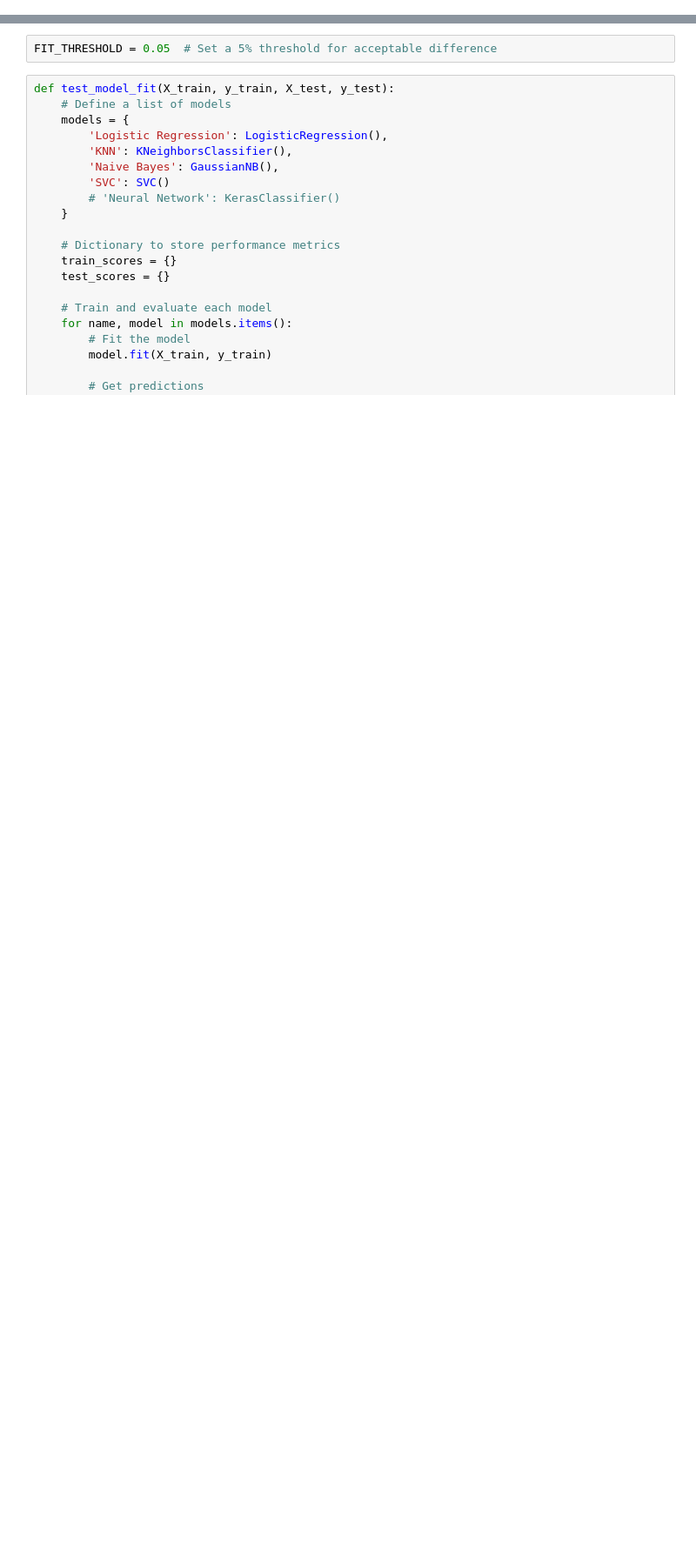
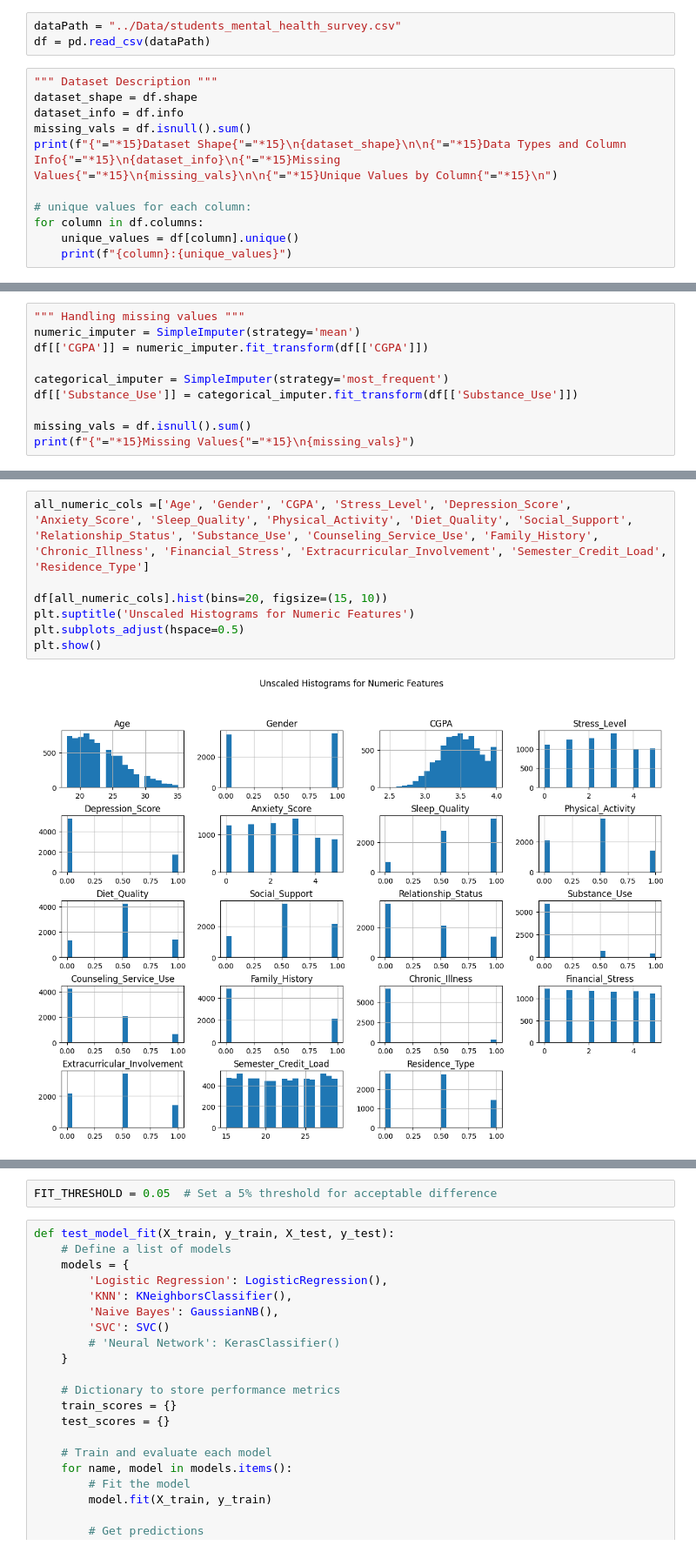
Before and after one commit to ReehalS/student-mental-health-model, a Jupyter notebook: Code/final_models.ipynb, the cells around one changed output, grey strips where cells are left out. Shown at 87% size. Saved outputs shown, nothing was run; the diff lists cells and outputs as text; blank space fills up the shorter version.

Commit message:
final plots for eda and feature selection

```diff
--- a/Code/final_models.ipynb
+++ b/Code/final_models.ipynb
@@ -23,0 +36,14 @@ from sklearn.metrics import accuracy_score, classification_report
+# %%
+dataPath = "../Data/students_mental_health_survey.csv"
+df = pd.read_csv(dataPath)
+# %%
+""" Dataset Description """
+dataset_shape = df.shape
+dataset_info = df.info
+missing_vals = df.isnull().sum()
+print(f"{"="*15}Dataset Shape{"="*15}\n{dataset_shape}\n\n{"="*15}Data Types and Column Info{"="*15}\n{dataset_info}\n{"="*15}Missing Values{"="*15}\n{missing_vals}\n\n{"="*15}Unique Values by Column{"="*15}\n")
+
+# unique values for each column:
+for column in df.columns:
+    unique_values = df[column].unique()
+    print(f"{column}:{unique_values}")
@@ -23,0 +70,10 @@ from sklearn.metrics import accuracy_score, classification_report
+# %%
+""" Handling missing values """
+numeric_imputer = SimpleImputer(strategy='mean')
+df[['CGPA']] = numeric_imputer.fit_transform(df[['CGPA']])
+
+categorical_imputer = SimpleImputer(strategy='most_frequent')
+df[['Substance_Use']] = categorical_imputer.fit_transform(df[['Substance_Use']])
+
+missing_vals = df.isnull().sum()
+print(f"{"="*15}Missing Values{"="*15}\n{missing_vals}")
@@ -23,0 +158,9 @@ from sklearn.metrics import accuracy_score, classification_report
+# %%
+all_numeric_cols =['Age', 'Gender', 'CGPA', 'Stress_Level', 'Depression_Score', 'Anxiety_Score', 'Sleep_Quality', 'Physical_Activity', 'Diet_Quality', 'Social_Support', 'Relationship_Status', 'Substance_Use', 'Counseling_Service_Use', 'Family_History', 'Chronic_Illness', 'Financial_Stress', 'Extracurricular_Involvement', 'Semester_Credit_Load', 'Residence_Type']
+
+df[all_numeric_cols].hist(bins=20, figsize=(15, 10))
+plt.suptitle('Unscaled Histograms for Numeric Features')
+plt.subplots_adjust(hspace=0.5)
+plt.show()
+# %% [output]
+[figure, added]
```
Also changed, not shown: parts of 35 cells of this notebook.
